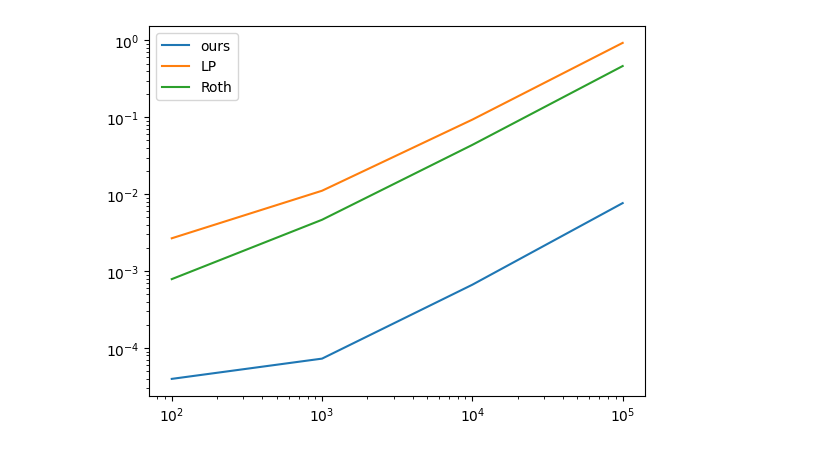
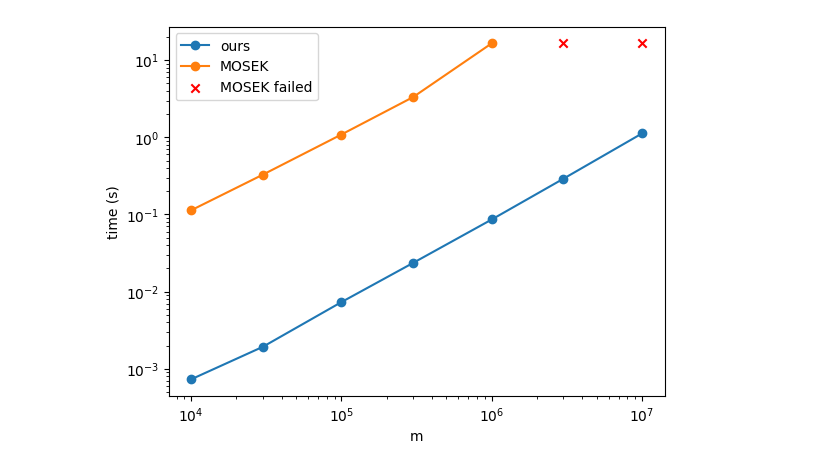
Before and after one commit to cvxgrp/cvqp, a Jupyter notebook: timing.ipynb, the cells around one changed output. Drawn from its saved outputs; the diff is of its cells as text; code cells hidden in the pictures.

```diff
--- a/timing.ipynb
+++ b/timing.ipynb
@@ -202,15 +235,42 @@ print(times_cpp_.mean()*1000)
+# %%
+ns_final = ns + ns_extra
+mu_ours = mu_cpp + mu_cpp_extra
+
+# save the results in a pickle file
+import pickle
+with open("cvar_proj_results.pkl", 'wb') as f:
+    data = {
+        "ns_final": ns_final,
+        "mu_cpp": mu_ours,
+        "ns" : ns,
+        "mu_cvxpy": mu_cvxpy,
+        "cvxpy_successes": cvxpy_successes}
+    pickle.dump(data, f)
+# %%
+# load the results
+with open('cvar_proj_results.pkl', 'rb') as f:
+    data = pickle.load(f)
+
+ns_final = data['ns_final']
+mu_ours = data['mu_cpp']
+ns = data['ns']
+mu_cvxpy = data['mu_cvxpy']
+cvxpy_successes = data['cvxpy_successes']
 # %%
-# plt.plot(ns, mu_proj, label="proj")
-plt.plot(ns, mu_cpp, label="ours")
-plt.plot(ns, mu_cvxpy, label="LP")
-plt.plot(ns, mu_alt, label="Roth")
+
+plt.plot(ns_final, mu_ours, label="ours", marker='o')
+plt.plot(ns, mu_cvxpy, label="MOSEK", marker='o')
+plt.scatter(ns_final[-2:],[mu_cvxpy[-1],mu_cvxpy[-1]], color='red', marker="x", label= "MOSEK failed")
+# plt.plot(ns, mu_alt, label="Roth")
 
 plt.legend()
 
 # make the y,x axis log scale
 plt.yscale('log')
 plt.xscale('log')
 
+plt.xlabel("m")
+plt.ylabel("time (s)")
 plt.savefig("../cvar-opt/proj_time.pdf")
 # %% [output]
-[figure, old version]
+[figure, new version]
```
Also changed, not shown: parts of 6 cells of this notebook, 2 other files.
